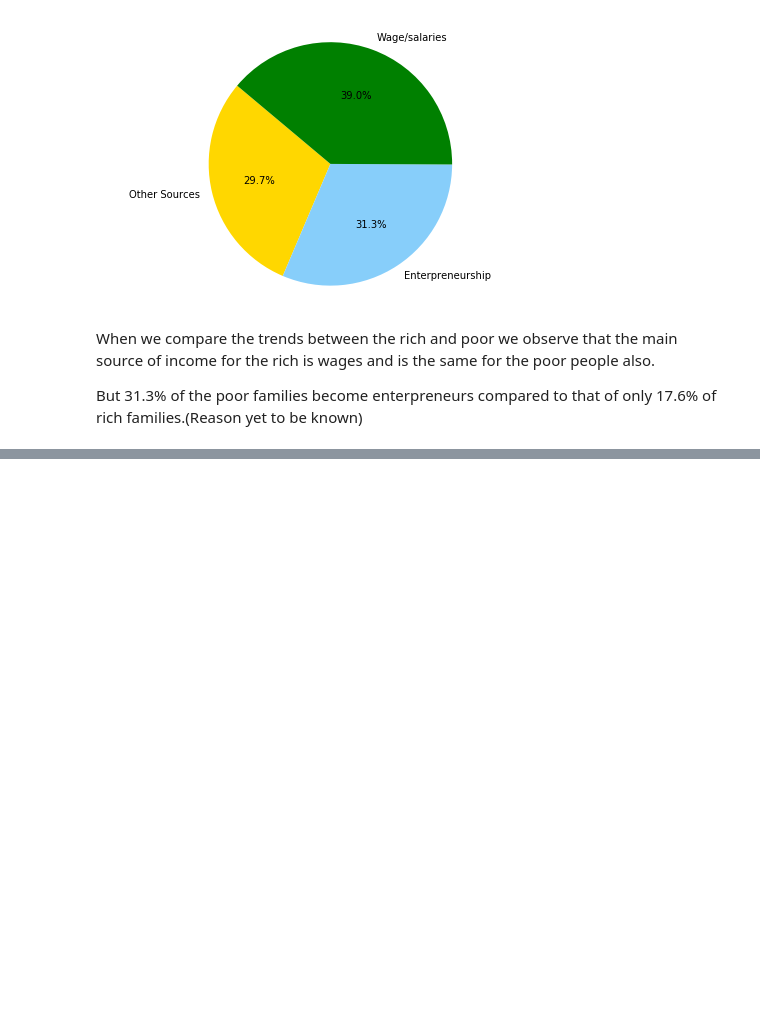
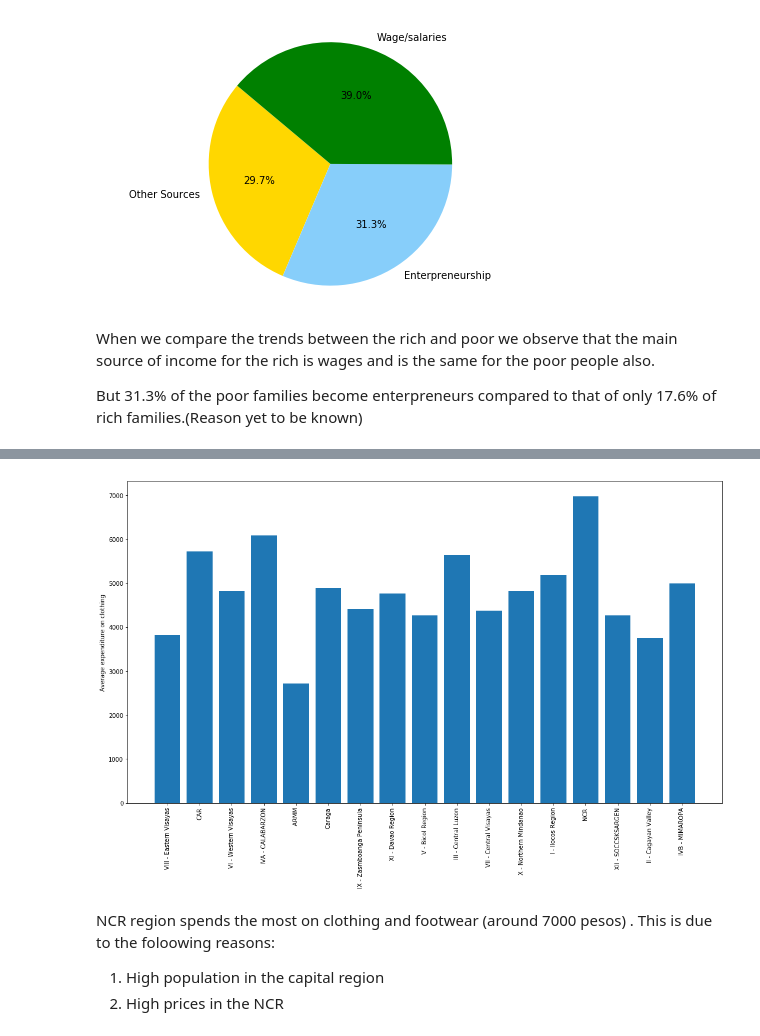
Before and after one commit to AshishShenoy/ids-project, a Jupyter notebook: ids-project.ipynb, the cells around one changed output, grey strips where cells are left out. Drawn from its saved outputs; the diff is of its cells as text; code cells hidden in the pictures; blank space fills up the shorter version.

```diff
--- a/ids-project.ipynb
+++ b/ids-project.ipynb
@@ -290,0 +330,24 @@ But 31.3% of the poor families become enterpreneurs compared to that of only 17.
+# %%
+region=df["Region"]
+clothes=df["Clothing, Footwear and Other Wear Expenditure"]
+region_incomes = dict.fromkeys(set(df["Region"]))
+
+for i in region_incomes:
+    region_incomes[i] = []
+
+for i in range(len(df)):
+    region_incomes[region[i]].append(clothes[i])
+# %%
+rcParams['figure.figsize'] = [18, 10]
+
+avg_incomes = [np.mean(i) for i in region_incomes.values()]
+plt.xticks(rotation='vertical')
+plt.bar(x=region_incomes.keys(), height=avg_incomes)
+plt.ylabel("Average expenditure on clothing")
+plt.show()
+# %% [output]
+[figure, added]
+# %% [markdown]
+NCR region spends the most on clothing and footwear (around 7000 pesos) . This is due to the foloowing reasons:
+1) High population in the capital region
+2) High prices in the NCR
```
Also changed, not shown: parts of 21 cells of this notebook, 1 other file.
